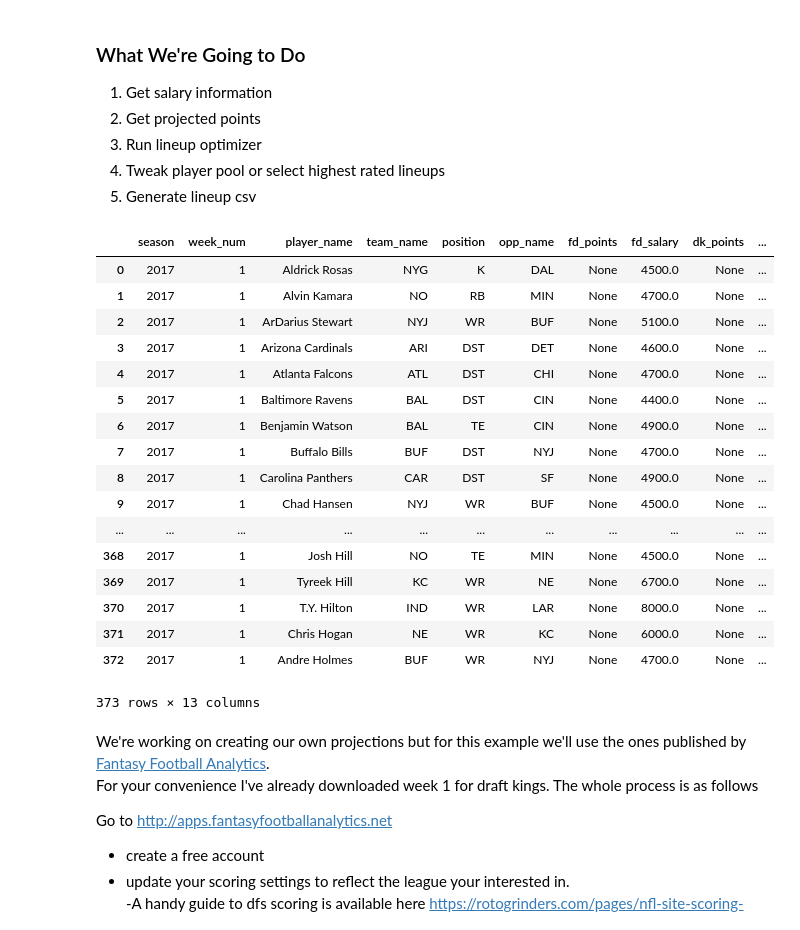
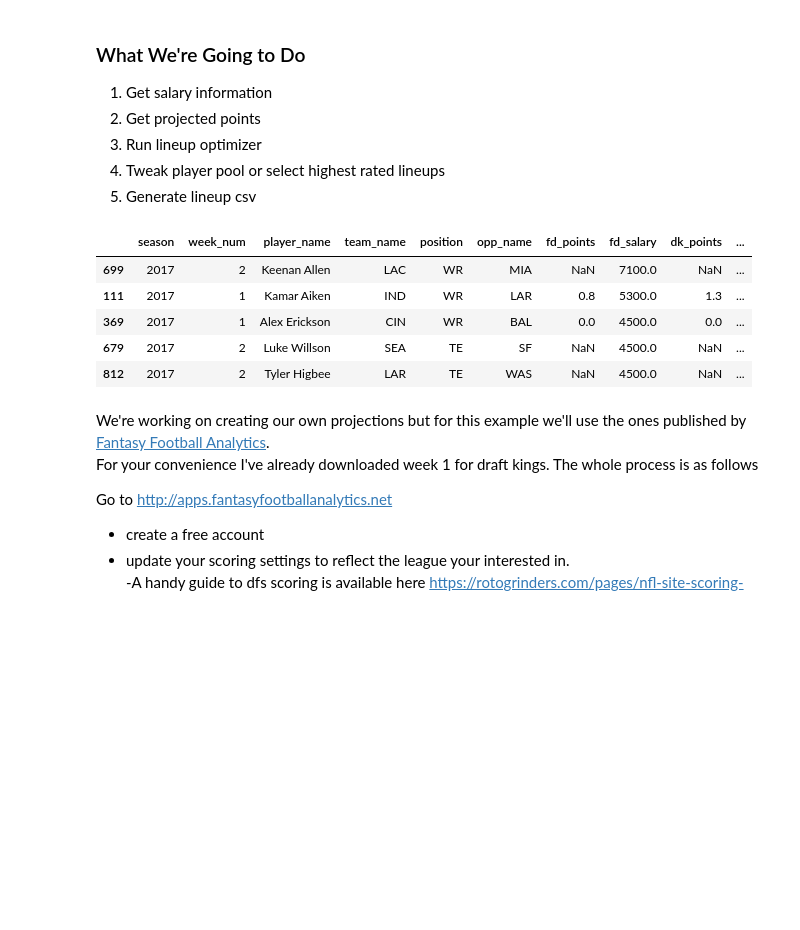
Before and after one commit to SportsDataDirect/python_tutorials, a Jupyter notebook: Lineup Optimizer.ipynb, the cells around one changed output. Saved outputs shown, nothing was run; the diff lists cells and outputs as text; code cells hidden in the pictures; blank space fills up the shorter version.

```diff
--- a/Lineup Optimizer.ipynb
+++ b/Lineup Optimizer.ipynb
@@ -15,26 +15,14 @@ api = Api(username=username, password=password, client_id=client_id, client_secr
 5. Generate lineup csv
 # %%
 salaries=api.get_dataframe("dfs_salaries",season_start=2017)
-salaries
+salaries.sample(5)
 # %% [output]
 |  | season | week_num | player_name | team_name | position | opp_name | fd_points | fd_salary | dk_points | ... |
-| 0 | 2017 | 1 | Aldrick Rosas | NYG | K | DAL | None | 4500.0 | None | ... |
-| 1 | 2017 | 1 | Alvin Kamara | NO | RB | MIN | None | 4700.0 | None | ... |
-| 2 | 2017 | 1 | ArDarius Stewart | NYJ | WR | BUF | None | 5100.0 | None | ... |
-| 3 | 2017 | 1 | Arizona Cardinals | ARI | DST | DET | None | 4600.0 | None | ... |
-| 4 | 2017 | 1 | Atlanta Falcons | ATL | DST | CHI | None | 4700.0 | None | ... |
-| 5 | 2017 | 1 | Baltimore Ravens | BAL | DST | CIN | None | 4400.0 | None | ... |
-| 6 | 2017 | 1 | Benjamin Watson | BAL | TE | CIN | None | 4900.0 | None | ... |
-| 7 | 2017 | 1 | Buffalo Bills | BUF | DST | NYJ | None | 4700.0 | None | ... |
-| 8 | 2017 | 1 | Carolina Panthers | CAR | DST | SF | None | 4900.0 | None | ... |
-| 9 | 2017 | 1 | Chad Hansen | NYJ | WR | BUF | None | 4500.0 | None | ... |
-| ... | ... | ... | ... | ... | ... | ... | ... | ... | ... | ... |
-| 368 | 2017 | 1 | Josh Hill | NO | TE | MIN | None | 4500.0 | None | ... |
-| 369 | 2017 | 1 | Tyreek Hill | KC | WR | NE | None | 6700.0 | None | ... |
-| 370 | 2017 | 1 | T.Y. Hilton | IND | WR | LAR | None | 8000.0 | None | ... |
-| 371 | 2017 | 1 | Chris Hogan | NE | WR | KC | None | 6000.0 | None | ... |
-| 372 | 2017 | 1 | Andre Holmes | BUF | WR | NYJ | None | 4700.0 | None | ... |
+| 699 | 2017 | 2 | Keenan Allen | LAC | WR | MIA | NaN | 7100.0 | NaN | ... |
+| 111 | 2017 | 1 | Kamar Aiken | IND | WR | LAR | 0.8 | 5300.0 | 1.3 | ... |
+| 369 | 2017 | 1 | Alex Erickson | CIN | WR | BAL | 0.0 | 4500.0 | 0.0 | ... |
+| 679 | 2017 | 2 | Luke Willson | SEA | TE | SF | NaN | 4500.0 | NaN | ... |
+| 812 | 2017 | 2 | Tyler Higbee | LAR | TE | WAS | NaN | 4500.0 | NaN | ... |
-373 rows × 13 columns
 # %% [markdown]
 We're working on creating our own projections but for this example we'll use the ones published by [Fantasy Football Analytics](fantasyfootballanalytics.net).
 For your convenience I've already downloaded week 1 for draft kings. The whole process is as follows
```
Also changed, not shown: parts of 6 cells of this notebook, 2 other files.
